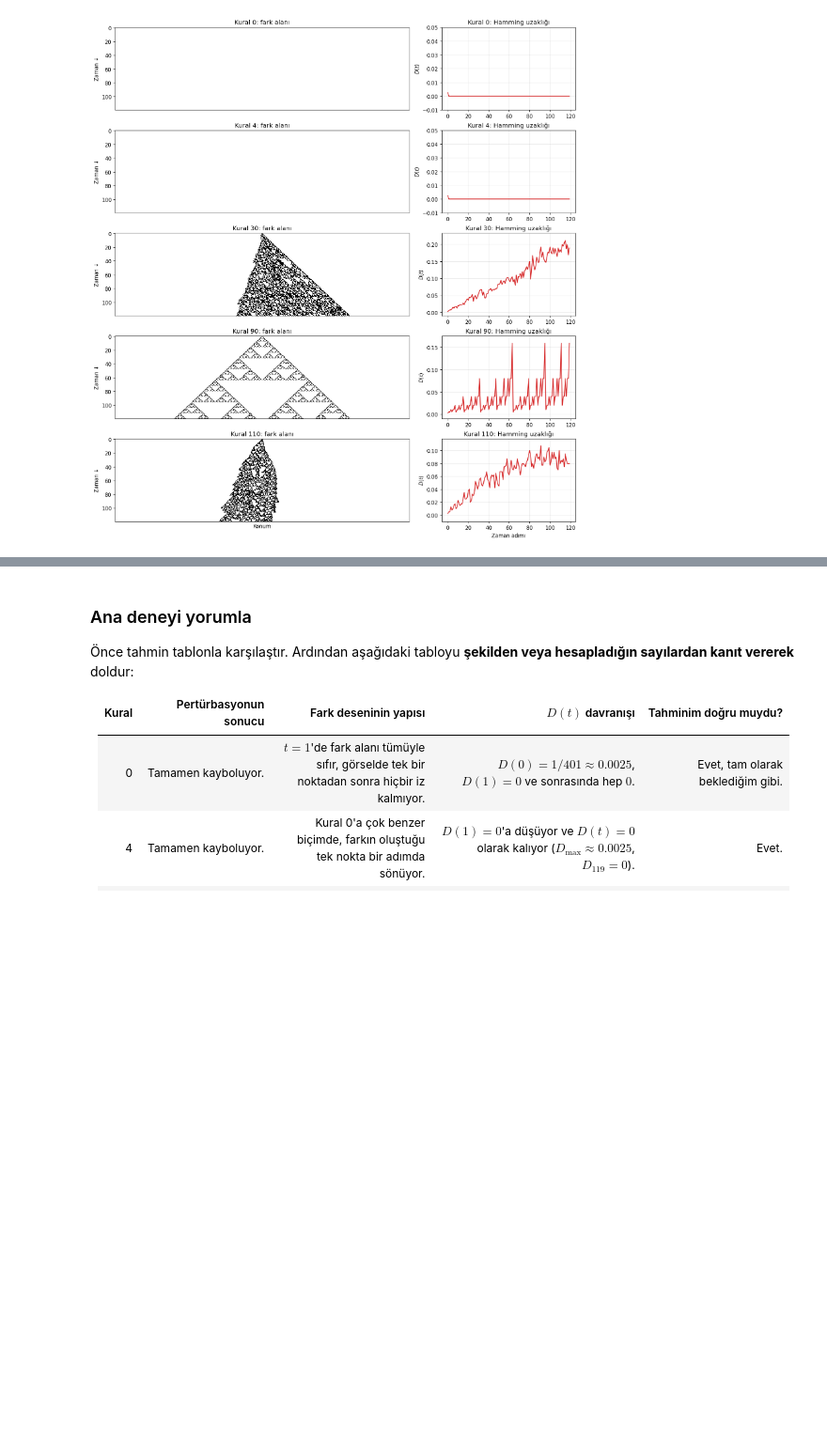
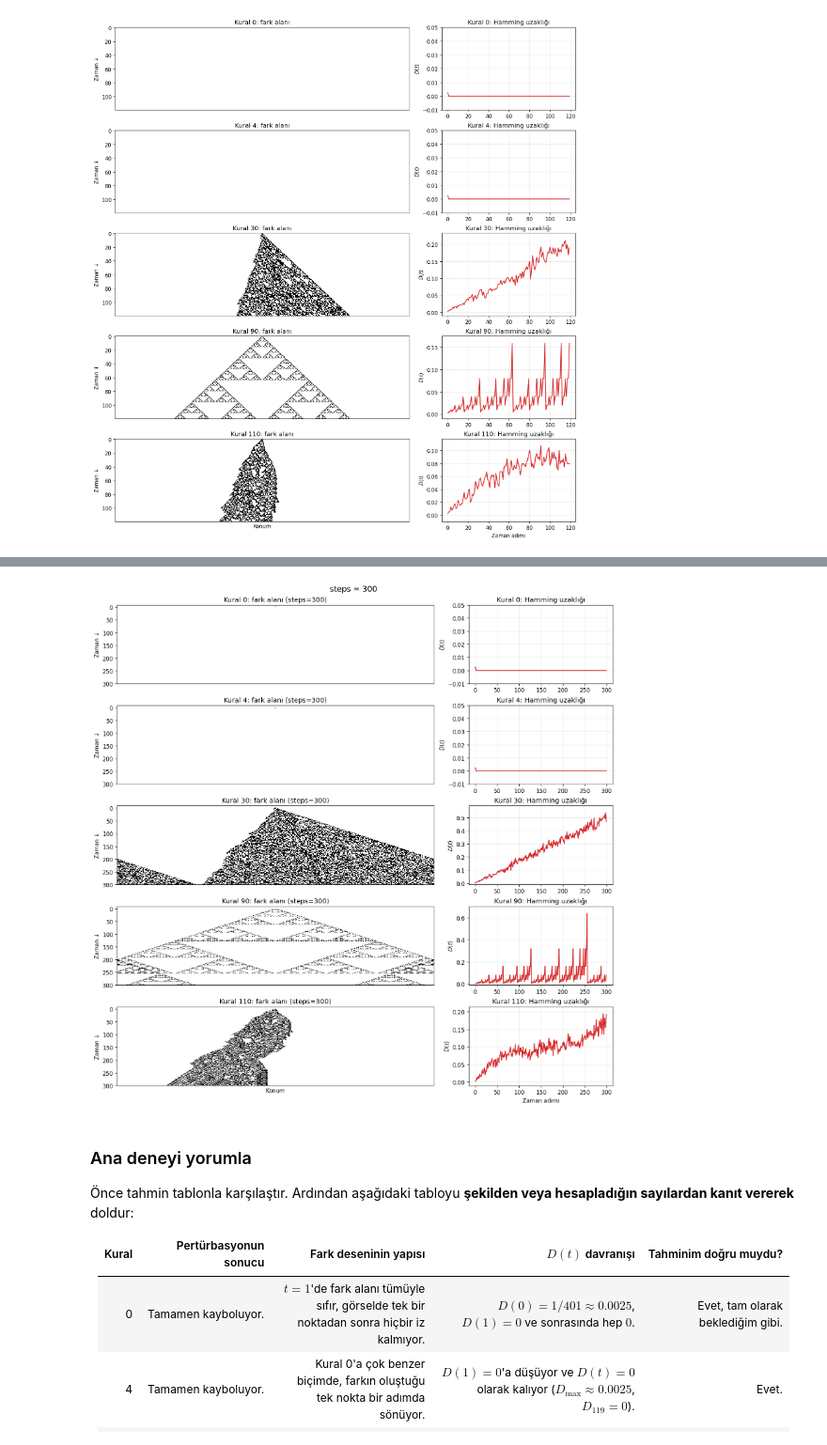
Before and after one commit to subasilevent/CA, a Jupyter notebook: 03_sensitivity.ipynb, the cells around one changed output, grey strips where cells are left out. Shown at 94% size. Drawn from its saved outputs; the diff is of its cells as text; code cells hidden in the pictures; blank space fills up the shorter version.

```diff
--- a/03_sensitivity.ipynb
+++ b/03_sensitivity.ipynb
@@ -381,3 +383,7 @@ Bu, görselleştirme haftasının bir başka versiyonu: geçen bölümde görün
+# %%
+plot_experiment_at_steps(300)  # uzun: desen sıkışır, daha küçük görünür
+# %% [output]
+[figure, added]
 # %% [markdown]
 ### Ana deneyi yorumla
 
```
Also changed, not shown: parts of 6 cells of this notebook.
